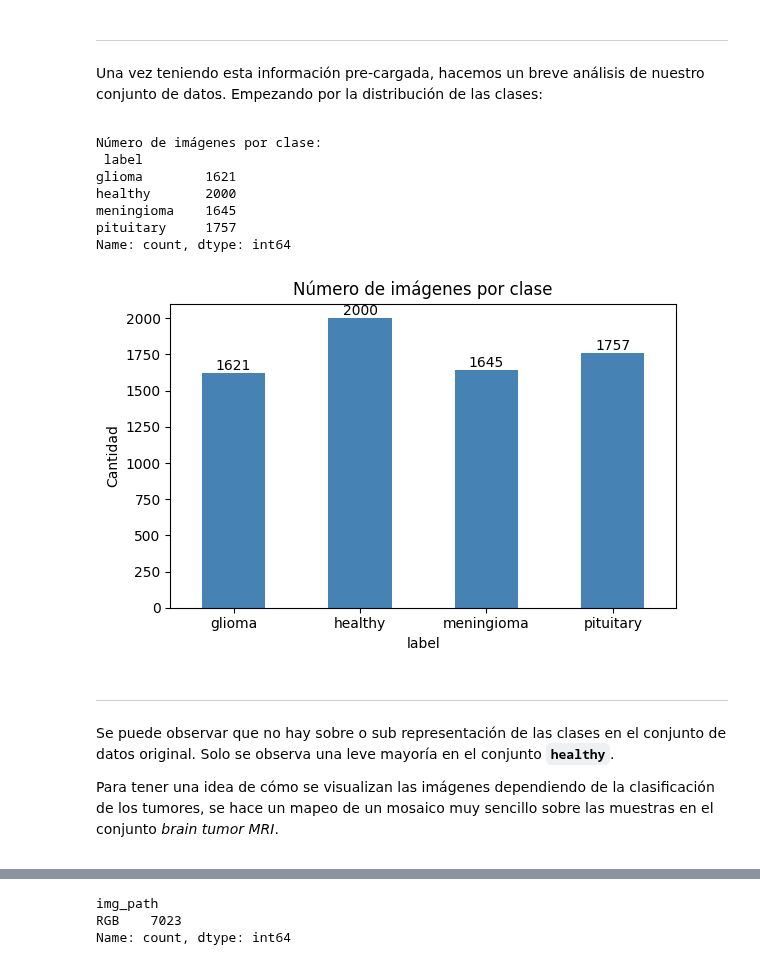
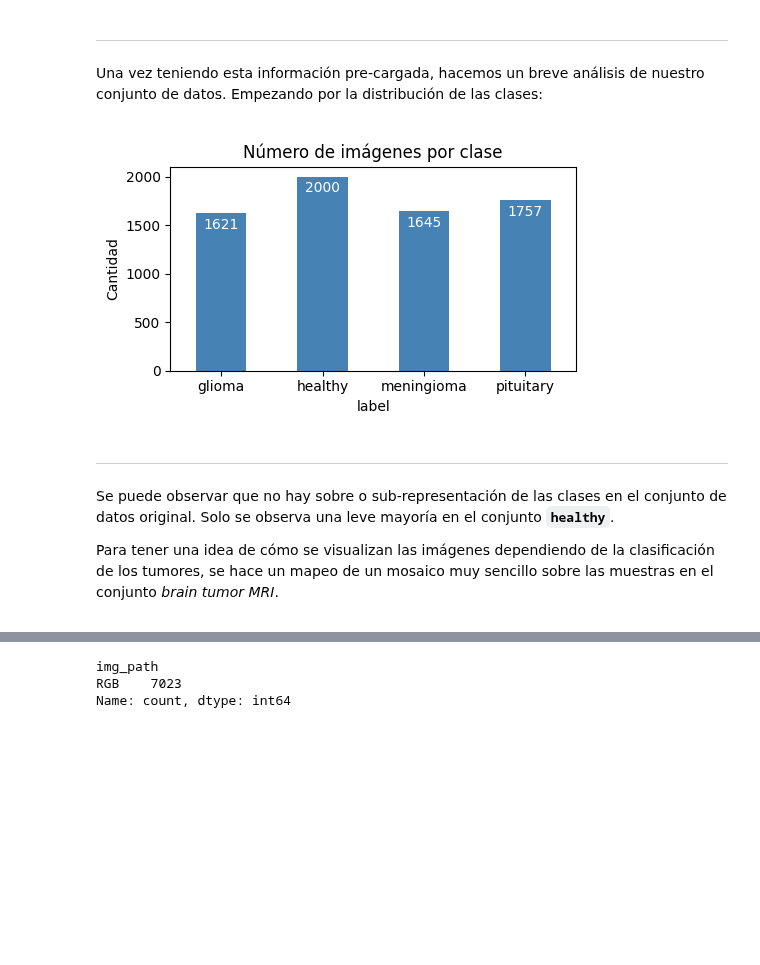
Before and after one commit to Jorbnc/MAIA-DL, a Jupyter notebook: Mini_Proyecto_1_DL.ipynb, the cells around one changed output, grey strips where cells are left out. Drawn from its saved outputs; the diff is of its cells as text; code cells hidden in the pictures; blank space fills up the shorter version.

```diff
--- a/Mini_Proyecto_1_DL.ipynb
+++ b/Mini_Proyecto_1_DL.ipynb
@@ -218,35 +213,24 @@ Una vez teniendo esta información pre-cargada, hacemos un breve análisis de nu
 # %%
 # Verificación de la distribución de las clases
 counts = df_paths['label'].value_counts().sort_index()
-print("Número de imágenes por clase:\n", counts)
 
 # Gráfica con etiquetas numéricas
-ax = counts.plot(kind='bar', rot=0, figsize=(6,4), color='steelblue')
-ax.set_title('Número de imágenes por clase')
-ax.set_ylabel('Cantidad')
+ax = counts.plot(kind='bar', rot=0, figsize=(5,3), color='steelblue')
+ax.set_title('Número de imágenes por clase'); ax.set_ylabel('Cantidad')
 
 # Añadir la etiqueta de cantidad encima de cada barra
 for p in ax.patches:
     ax.annotate(f'{int(p.get_height())}',
-                (p.get_x() + p.get_width() / 2, p.get_height()),
-                ha='center', va='bottom', fontsize=10)
-
-plt.tight_layout()
-plt.show()
+                (p.get_x() + p.get_width() / 2, p.get_height() - 50),
+                ha='center', va='top', fontsize=10, color='white')
+plt.tight_layout(); plt.show()
 # %% [output]
-Número de imágenes por clase:
- label
-glioma        1621
-healthy       2000
-meningioma    1645
-pituitary     1757
-Name: count, dtype: int64
-[figure, old version]
+[figure, new version]
 # %% [markdown]
 ***
 <span style="font-family:Cambria Math">
 
-Se puede observar que no hay sobre o sub representación de las clases en el conjunto de datos original. Solo se observa una leve mayoría en el conjunto **`healthy`**.
+Se puede observar que no hay sobre o sub-representación de las clases en el conjunto de datos original. Solo se observa una leve mayoría en el conjunto **`healthy`**.
 
 Para tener una idea de cómo se visualizan las imágenes dependiendo de la clasificación de los tumores, se hace un mapeo de un mosaico muy sencillo sobre las muestras en el conjunto *brain tumor MRI*.
 </span>
```
Also changed, not shown: parts of 47 cells of this notebook.
